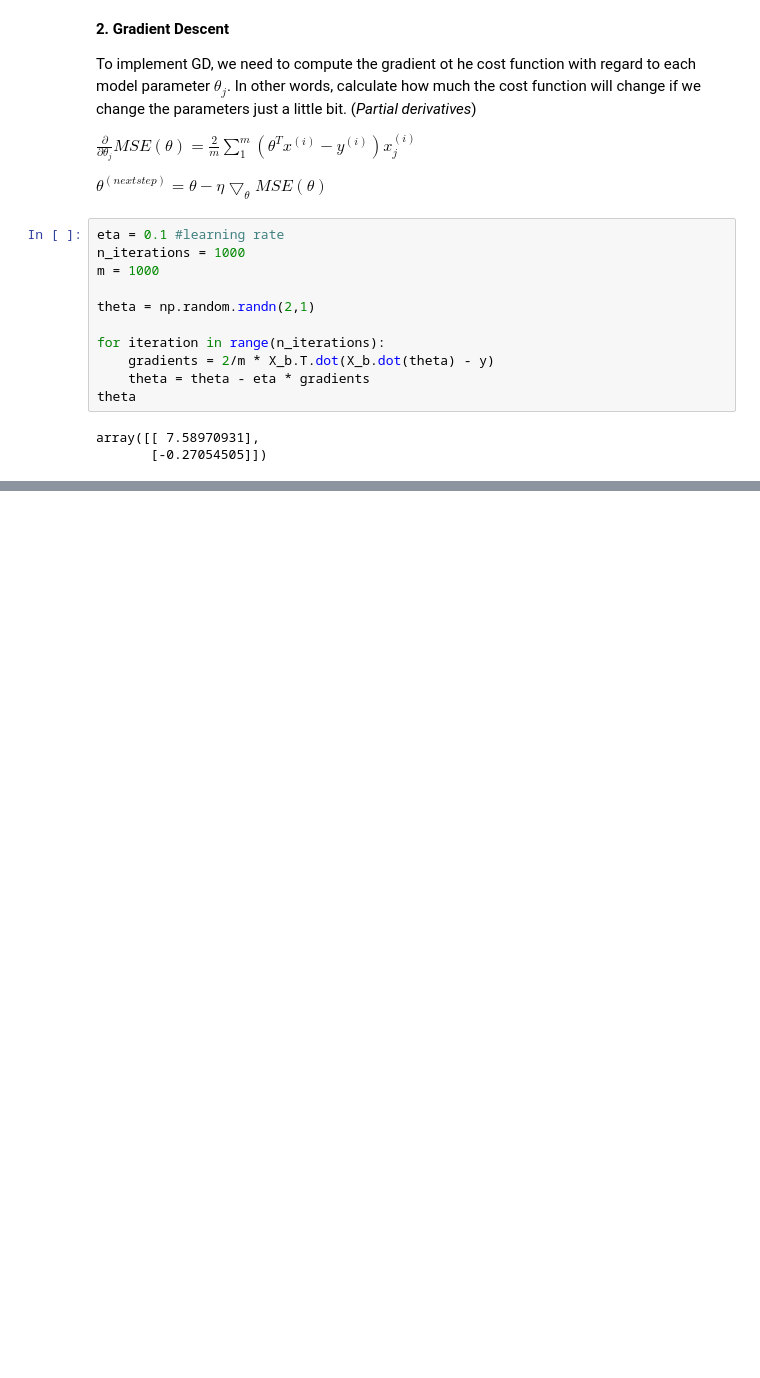
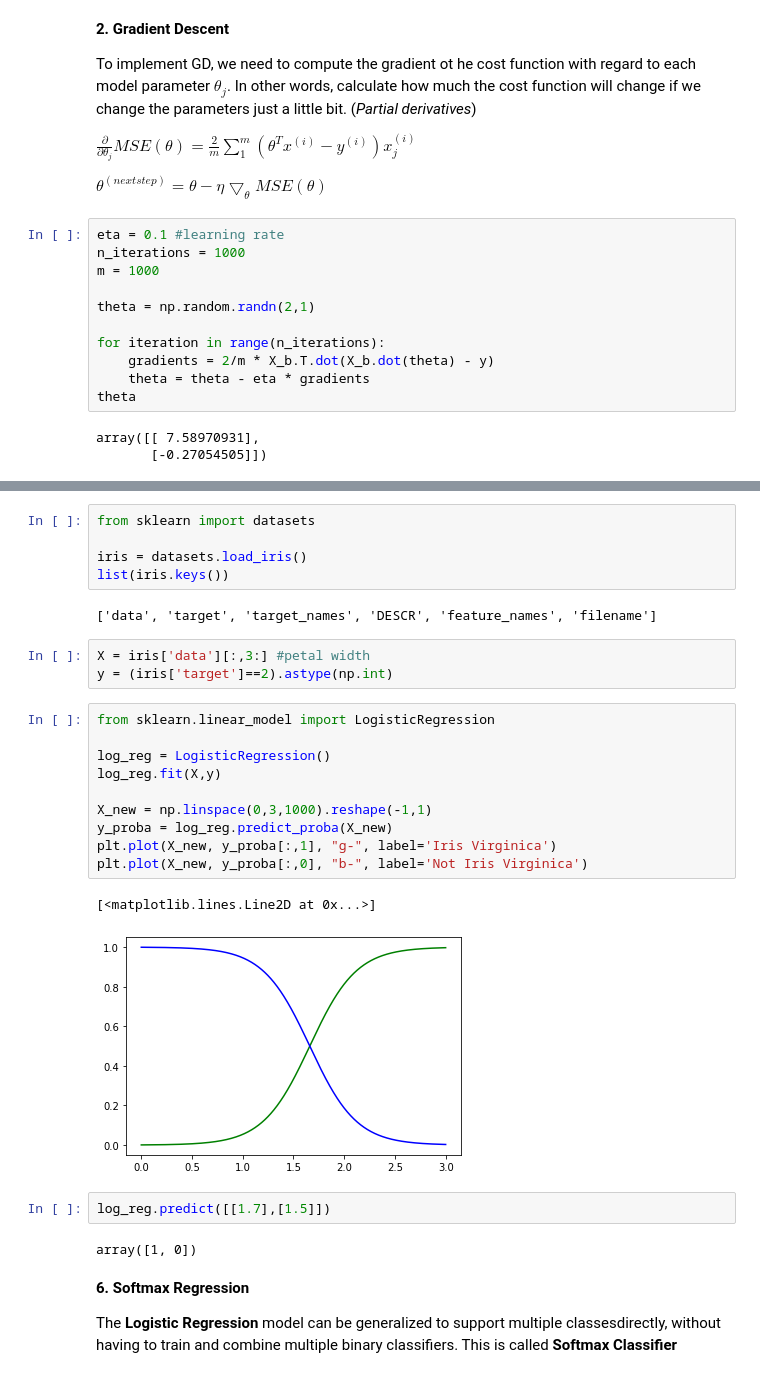
Before and after one commit to Sergio2357/MachineLearning, a Jupyter notebook: Training Models.ipynb, the cells around one changed output, grey strips where cells are left out. Saved outputs shown, nothing was run; the diff lists cells and outputs as text; blank space fills up the shorter version.

```diff
--- a/Training Models.ipynb
+++ b/Training Models.ipynb
@@ -108,0 +295,31 @@ array([[ 7.58970931],
+# %%
+from sklearn import datasets
+
+iris = datasets.load_iris()
+list(iris.keys())
+# %% [output]
+['data', 'target', 'target_names', 'DESCR', 'feature_names', 'filename']
+# %%
+X = iris['data'][:,3:] #petal width
+y = (iris['target']==2).astype(np.int)
+# %%
+from sklearn.linear_model import LogisticRegression
+
+log_reg = LogisticRegression()
+log_reg.fit(X,y)
+
+X_new = np.linspace(0,3,1000).reshape(-1,1)
+y_proba = log_reg.predict_proba(X_new)
+plt.plot(X_new, y_proba[:,1], "g-", label='Iris Virginica')
+plt.plot(X_new, y_proba[:,0], "b-", label='Not Iris Virginica')
+# %% [output]
+[<matplotlib.lines.Line2D at 0x...>]
+[figure, added]
+# %%
+log_reg.predict([[1.7],[1.5]])
+# %% [output]
+array([1, 0])
+# %% [markdown]
+**6. Softmax Regression**
+
+The **Logistic Regression** model can be generalized to support multiple classesdirectly, without having to train and combine multiple binary classifiers. This is called **Softmax Classifier**
```
Also changed, not shown: parts of 25 cells of this notebook.
